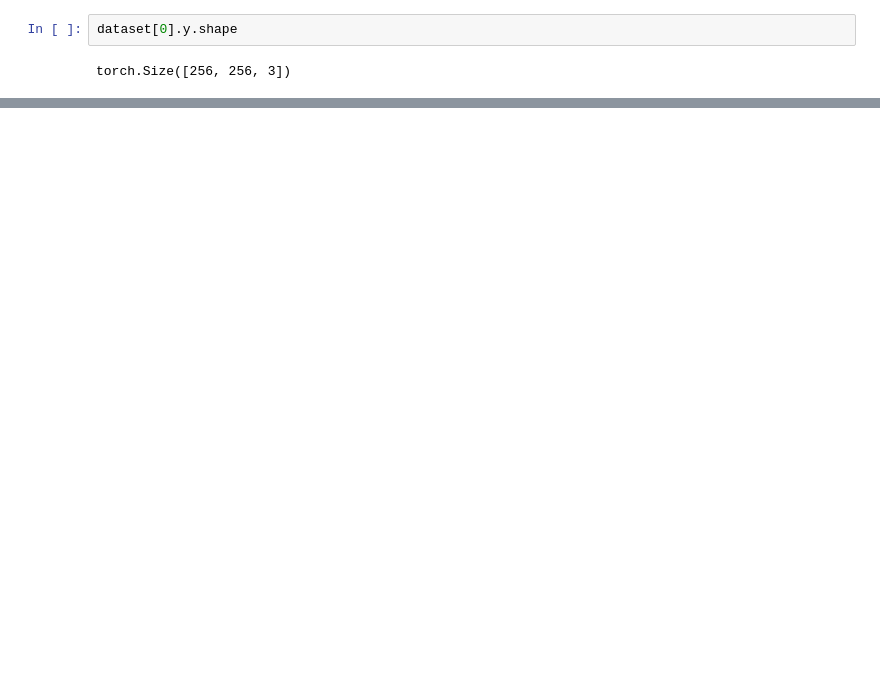
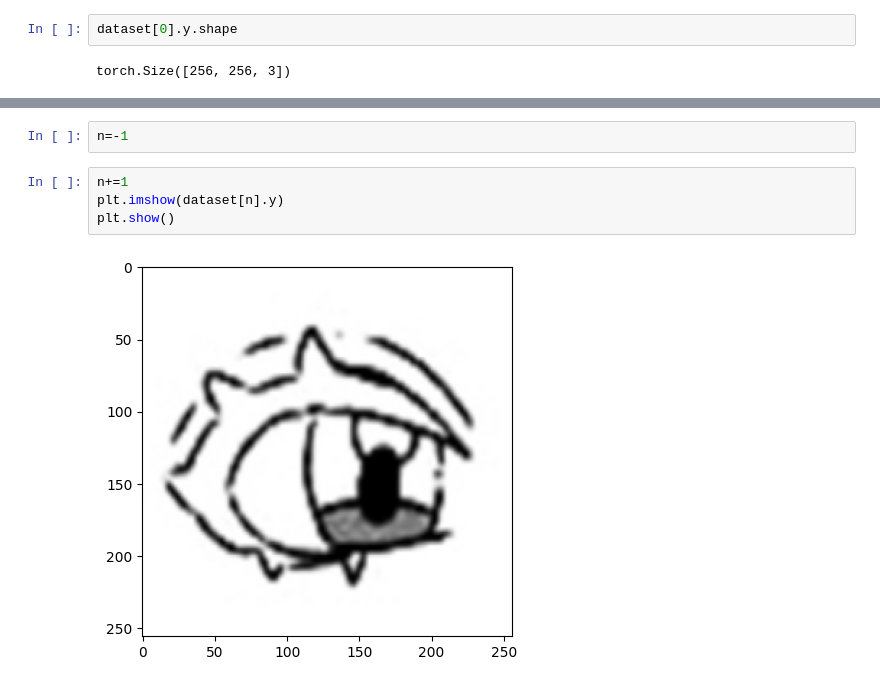
Before and after one commit to Austin-Paulraj/MS_Thesis, a Jupyter notebook: tester_code_files/graph_link_prediction_learning.ipynb, the cells around one changed output, grey strips where cells are left out. Cells and saved outputs as stored; diff of their text form; blank space fills up the shorter version.

```diff
--- a/tester_code_files/graph_link_prediction_learning.ipynb
+++ b/tester_code_files/graph_link_prediction_learning.ipynb
@@ -250,0 +330,8 @@ torch.Size([256, 256, 3])
+# %%
+n=-1
+# %%
+n+=1
+plt.imshow(dataset[n].y)
+plt.show()
+# %% [output]
+[figure, added]
```
Also changed, not shown: parts of 21 cells of this notebook, 3 other files.
